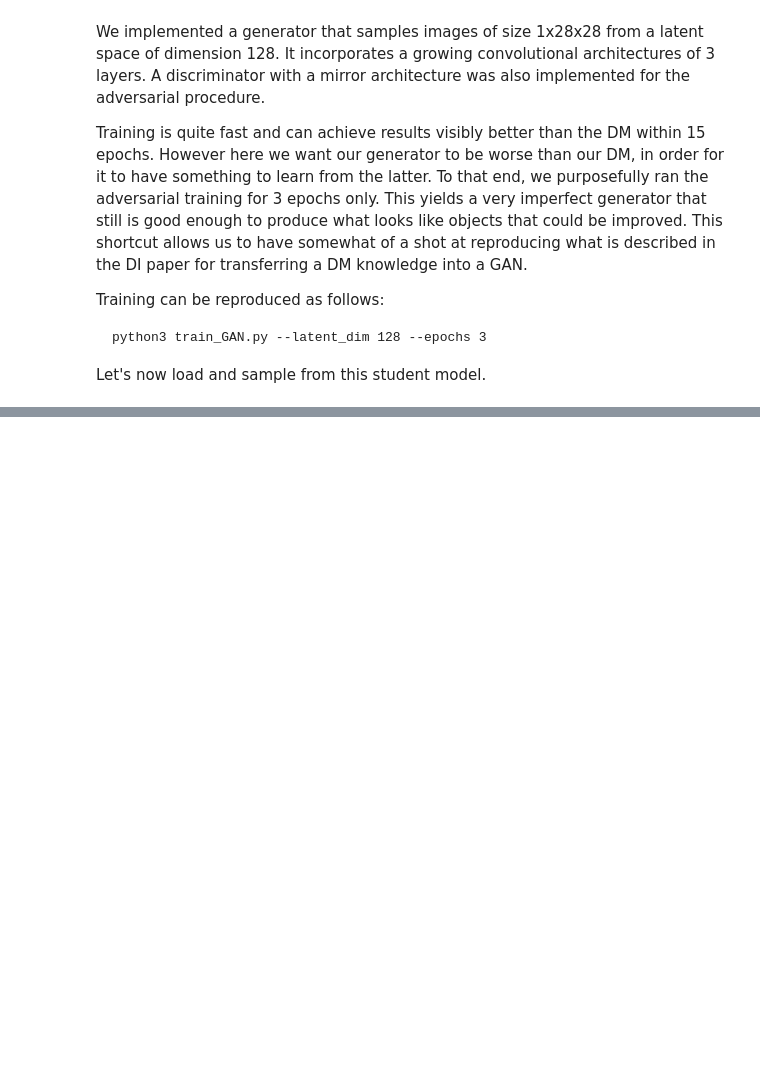
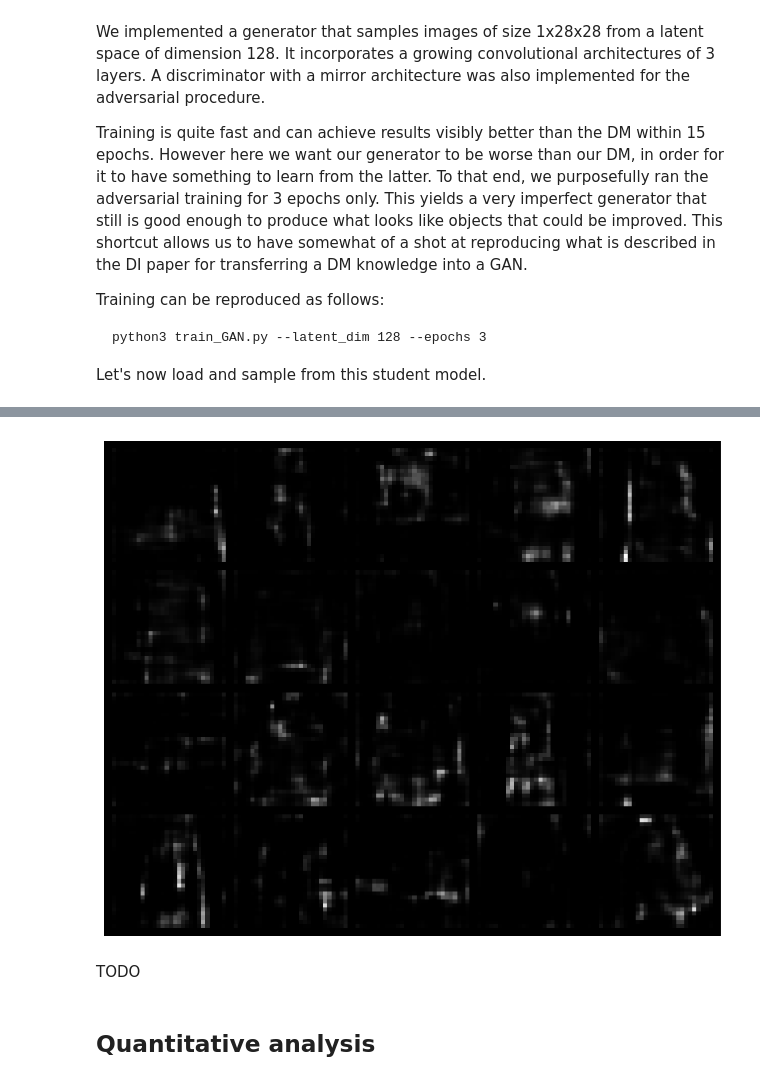
Before and after one commit to marssoo/GenAI2025-DiffInstruct, a Jupyter notebook: notebooks/Approach.ipynb, the cells around one changed output, grey strips where cells are left out. Drawn from its saved outputs; the diff is of its cells as text; code cells hidden in the pictures; blank space fills up the shorter version.

```diff
--- a/notebooks/Approach.ipynb
+++ b/notebooks/Approach.ipynb
@@ -132,0 +151,12 @@ generator = load_generator(generator_path, latent_dim, img_channels, hidden_dim,
+# %%
+DI_gen_path = "DI_models/DI_generator.pth"
+generator = load_generator(DI_gen_path, latent_dim, img_channels, hidden_dim, device)
+# %%
+gen_samples_DI = sample_generator(generator, num_samples, latent_dim, device)
+visualize_images(gen_samples_DI[:n_display])
+# %% [output]
+[figure, added]
+# %% [markdown]
+TODO
+# %% [markdown]
+## Quantitative analysis
```
Also changed, not shown: parts of 14 cells of this notebook, 10 other files.
